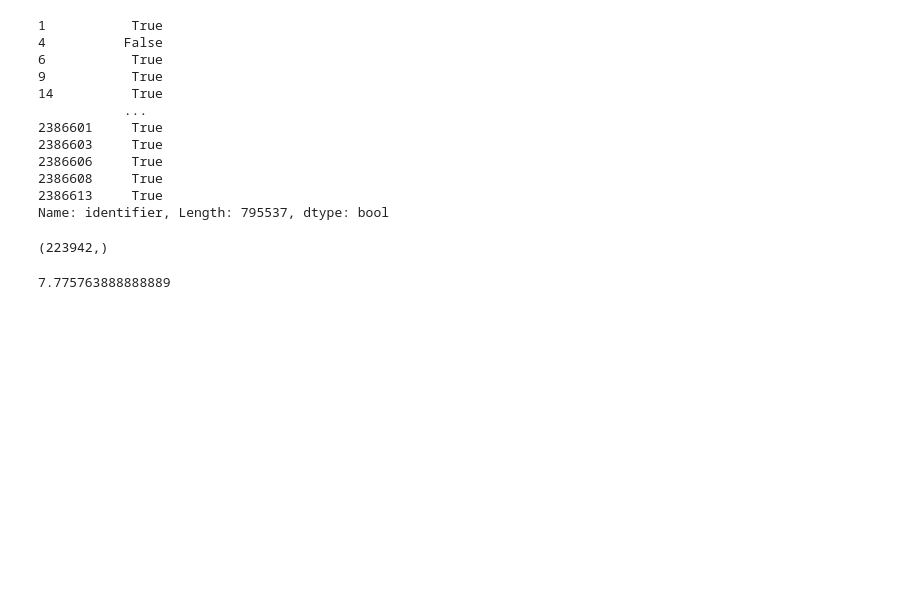
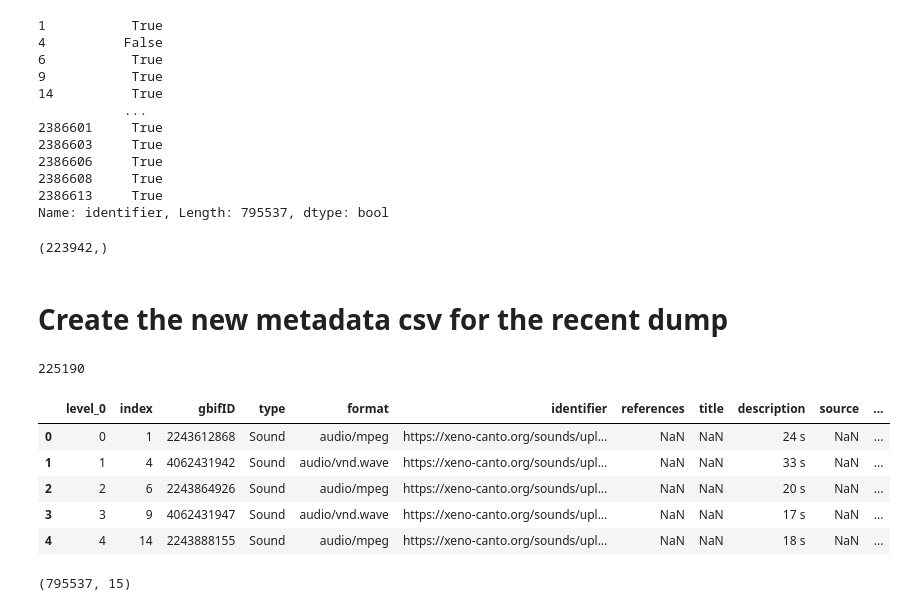
Before and after one commit to earthspecies/alp-data, a Jupyter notebook: notebooks/dataset_prep_notebooks/prep_xenocanto_2025.ipynb, the cells around one changed output. Drawn from its saved outputs; the diff is of its cells as text; code cells hidden in the pictures; blank space fills up the shorter version.

```diff
--- a/notebooks/dataset_prep_notebooks/prep_xenocanto_2025.ipynb
+++ b/notebooks/dataset_prep_notebooks/prep_xenocanto_2025.ipynb
@@ -159,7 +193,5 @@ to_download.shape
 (223942,)
 # %%
 to_download.to_csv("./xc_to_download.csv", index=False)
-# %%
-223942 * 3 / (60 * 60 * 24)
-# %% [output]
-7.775763888888889
+# %% [markdown]
+# Create the new metadata csv for the recent dump
@@ -165,0 +203,20 @@ to_download.to_csv("./xc_to_download.csv", index=False)
+# %%
+downloaded_xc = os.listdir("/home/gagan/esp_projects/esp-data/scripts/xeno_canto_audio/")
+len(downloaded_xc)
+# %% [output]
+225190
+# %%
+audio = audio.reset_index(drop=True)
+audio.head(5)
+# %% [output]
+|  | level_0 | index | gbifID | type | format | identifier | references | title | description | source | ... |
+| 0 | 0 | 1 | 2243612868 | Sound | audio/mpeg | https://xeno-canto.org/sounds/upl... | NaN | NaN | 24 s | NaN | ... |
+| 1 | 1 | 4 | 4062431942 | Sound | audio/vnd.wave | https://xeno-canto.org/sounds/upl... | NaN | NaN | 33 s | NaN | ... |
+| 2 | 2 | 6 | 2243864926 | Sound | audio/mpeg | https://xeno-canto.org/sounds/upl... | NaN | NaN | 20 s | NaN | ... |
+| 3 | 3 | 9 | 4062431947 | Sound | audio/vnd.wave | https://xeno-canto.org/sounds/upl... | NaN | NaN | 17 s | NaN | ... |
+| 4 | 4 | 14 | 2243888155 | Sound | audio/mpeg | https://xeno-canto.org/sounds/upl... | NaN | NaN | 18 s | NaN | ... |
+# %%
+audio = audio.drop(["level_0", "index"], axis=1)
+audio.shape
+# %% [output]
+(795537, 15)
```
Also changed, not shown: parts of 28 cells of this notebook, 1 other file.
